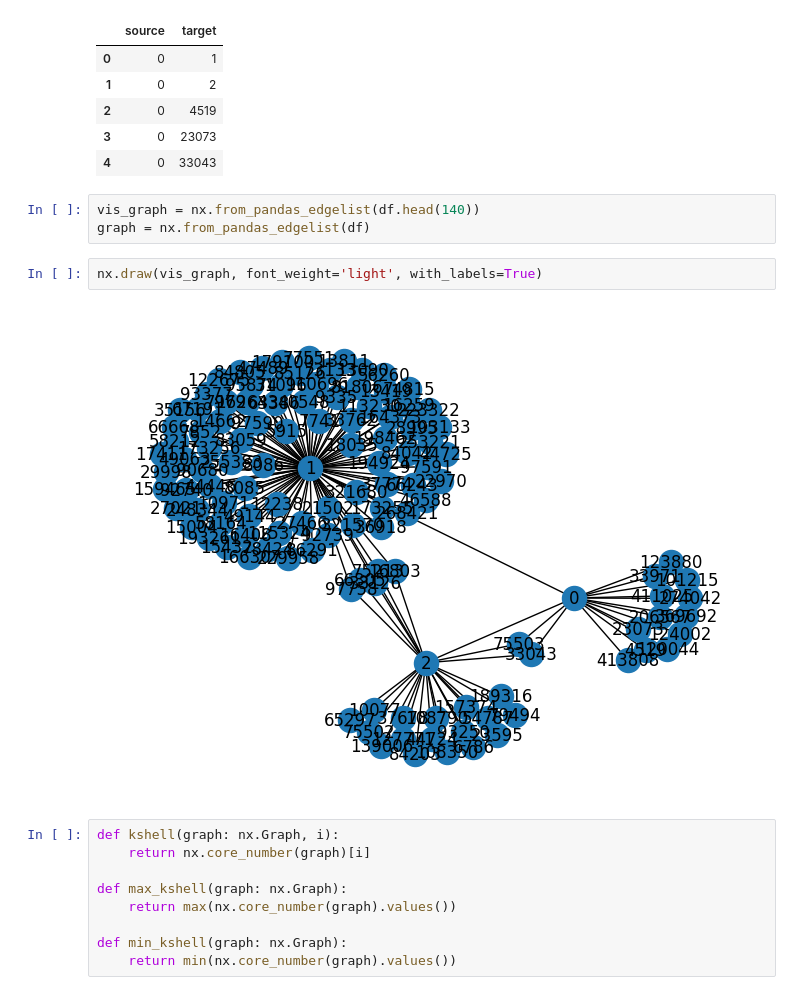
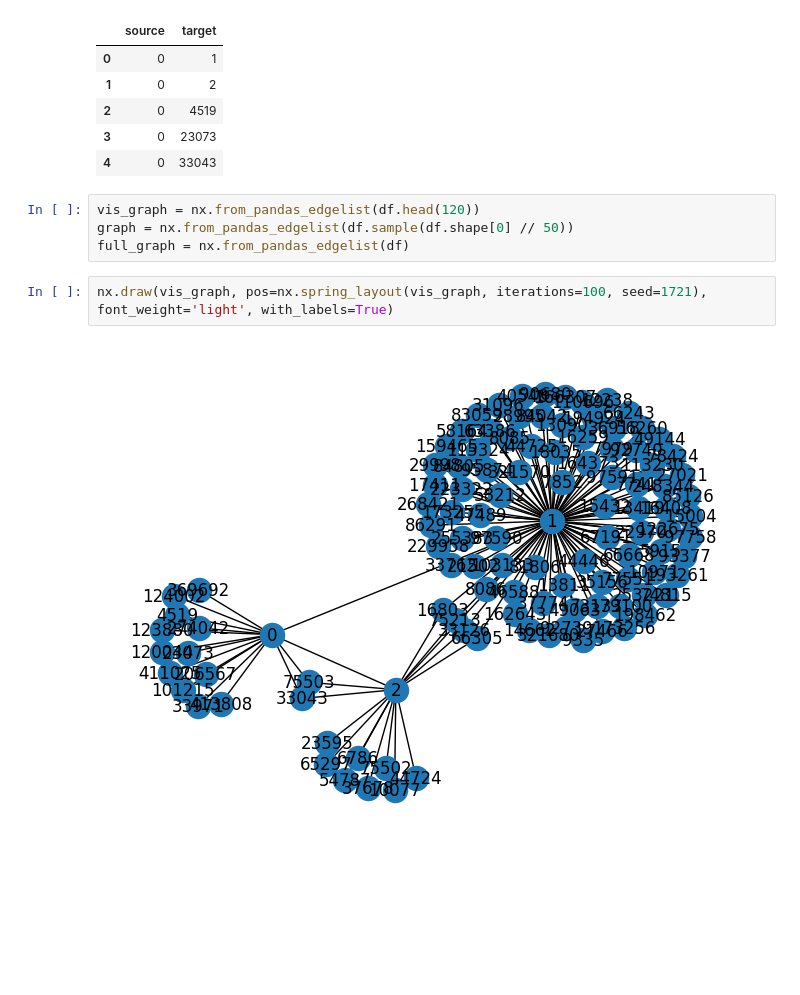
Before and after one commit to dhzdhd/CAGM, a Jupyter notebook: notebooks/main.ipynb, the cells around one changed output. Drawn from its saved outputs; the diff is of its cells as text; blank space fills up the shorter version.

```diff
--- a/notebooks/main.ipynb
+++ b/notebooks/main.ipynb
@@ -17,18 +20,10 @@ df.head()
 | 3 | 0 | 23073 |
 | 4 | 0 | 33043 |
 # %%
-vis_graph = nx.from_pandas_edgelist(df.head(140))
-graph = nx.from_pandas_edgelist(df)
+vis_graph = nx.from_pandas_edgelist(df.head(120))
+graph = nx.from_pandas_edgelist(df.sample(df.shape[0] // 50))
+full_graph = nx.from_pandas_edgelist(df)
 # %%
-nx.draw(vis_graph, font_weight='light', with_labels=True)
+nx.draw(vis_graph, pos=nx.spring_layout(vis_graph, iterations=100, seed=1721), font_weight='light', with_labels=True)
 # %% [output]
-[figure, old version]
+[figure, new version]
-# %%
-def kshell(graph: nx.Graph, i):
-    return nx.core_number(graph)[i]
-
-def max_kshell(graph: nx.Graph):
-    return max(nx.core_number(graph).values())
-
-def min_kshell(graph: nx.Graph):
-    return min(nx.core_number(graph).values())
```
Also changed, not shown: parts of 8 cells of this notebook.
